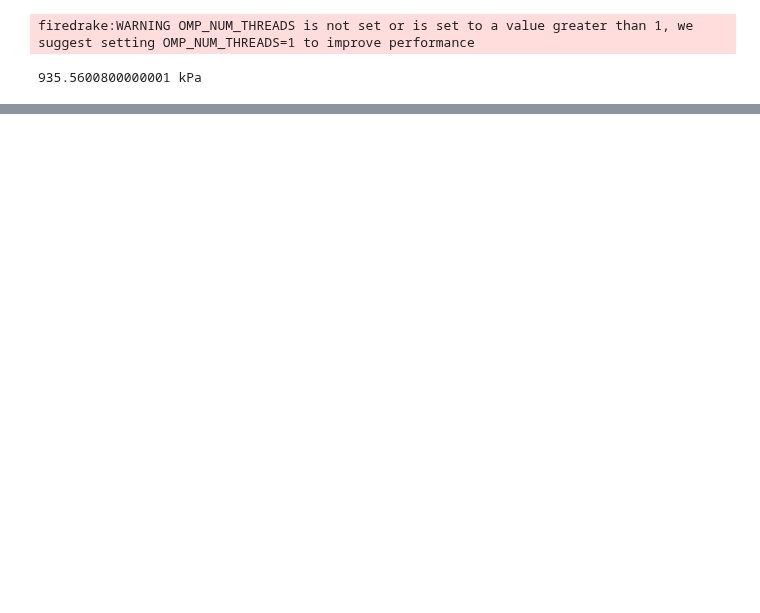
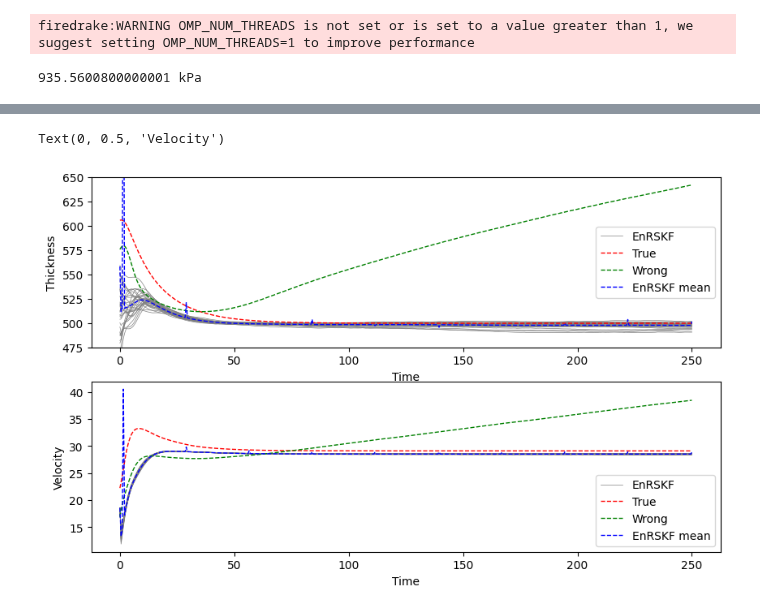
Before and after one commit to KYANJO/Data_assimilation_project, a Jupyter notebook: bin/synthetic_ice_stream_da.ipynb, the cells around one changed output, grey strips where cells are left out. Cells and saved outputs as stored; diff of their text form; code cells hidden in the pictures; blank space fills up the shorter version.

```diff
--- a/bin/synthetic_ice_stream_da.ipynb
+++ b/bin/synthetic_ice_stream_da.ipynb
@@ -400,34 +428,39 @@ ax[0].plot(t,h_nurged,'--g',label='Wrong',linewidth=1)
 ax[0].plot(t,h_ens_mean,'--b',label=f"{filter_type} mean",linewidth=1)
 # ax[0].plot(t[ind_m],hu_ob[1,:],'kx',label='Observations')
 ax[0].legend()
+ax[0].set_ylim([475, 650])
+# ax[0].set_xlim([1, 250])
 ax[0].set_xlabel('Time')
 ax[0].set_ylabel('Thickness')
 
 # plot the u middle profile
 u_ob = utils_funs.Obs_fun(hu_obs[hdim:2*hdim,:])
 v_ob = utils_funs.Obs_fun(hu_obs[2*hdim:,:])
 uobs = np.sqrt(u_ob**2 + v_ob**2)
 u_indx = hdim + h_indx
 v_indx = 2*hdim + h_indx
 u_true = statevec_true[u_indx,:]
 v_true = statevec_true[v_indx,:]
 utrue = np.sqrt(u_true**2 + v_true**2)
 u_nurge = statevec_nurged[u_indx,:]
 v_nurge = statevec_nurged[v_indx,:]
 unurge = np.sqrt(u_nurge**2 + v_nurge**2)
 u_ens_mean = statevec_ens_mean[u_indx,:]
 v_ens_mean = statevec_ens_mean[v_indx,:]
 uens_mean = np.sqrt(u_ens_mean**2 + v_ens_mean**2)
 u_ens_mem  = statevec_ens_full[u_indx,:,:].T
 v_ens_mem  = statevec_ens_full[v_indx,:,:].T
 uens_mem = np.sqrt(u_ens_mem**2 + v_ens_mem**2)
 for ens in range(N):
-    ax[1].plot(t,uens_mem[:,ens], lw=0.5, color='gray',label=f"{filter_type} mean" if ens == 0 else "")
+    ax[1].plot(t,uens_mem[:,ens], lw=0.5, color='gray',label=f"{filter_type}" if ens == 0 else "")
 
 ax[1].plot(t,utrue,'--r',label='True',linewidth=1)
 ax[1].plot(t,unurge,'--g',label='Wrong',linewidth=1)
-ax[1].plot(t,uens_mean,'--b',label=f"{filter_type}",linewidth=1)
+ax[1].plot(t,uens_mean,'--b',label=f"{filter_type} mean",linewidth=1)
 # ax[1].plot(t[ind_m],uobs[1,:],'kx',label='Observations')
 ax[1].legend()
 ax[1].set_xlabel('Time')
 ax[1].set_ylabel('Velocity')
+# %% [output]
+Text(0, 0.5, 'Velocity')
+[figure, added]
```
Also changed, not shown: parts of 9 cells of this notebook, 4 other files.
